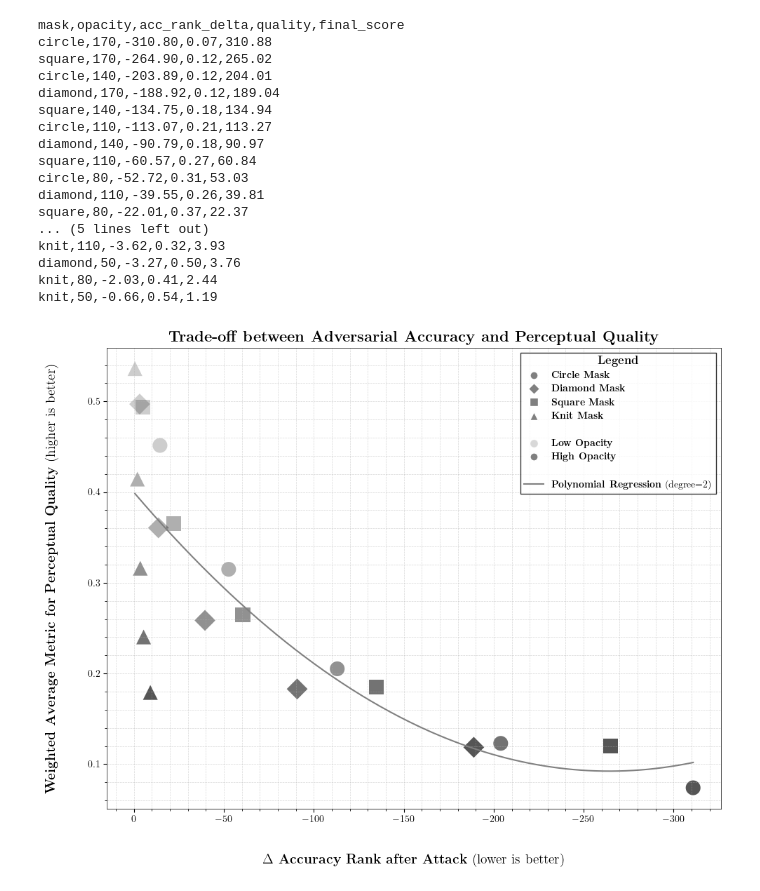
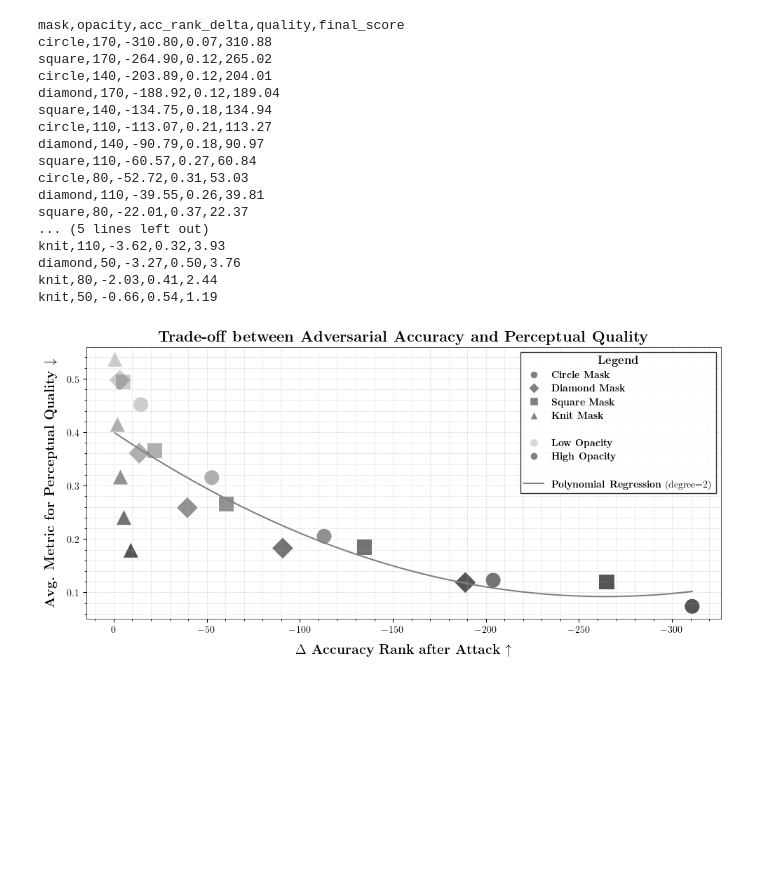
Before and after one commit to ETH-DISCO/advx-bench, a Jupyter notebook: analysis/3-eval_cls_generalizability.ipynb, the cells around one changed output. Drawn from its saved outputs; the diff is of its cells as text; code cells hidden in the pictures; blank space fills up the shorter version.

```diff
--- a/analysis/3-eval_cls_generalizability.ipynb
+++ b/analysis/3-eval_cls_generalizability.ipynb
@@ -72,7 +72,7 @@ plot
 """
 
 
-plt.figure(figsize=(10, 8))
+plt.figure(figsize=(10, 5))
 
 adv_acc = data["acc_rank_delta"]  # x-axis
 quality = data["quality"]  # y-axis
@@ -100,11 +100,11 @@ plt.plot(x_smooth, y_smooth, color="gray")
 
 
 plt.title(r"\textbf{Trade-off between Adversarial Accuracy and Perceptual Quality}")
-plt.xlabel(r"\textbf{$\Delta$ Accuracy Rank after Attack} (lower is better)")
-plt.ylabel(r"\textbf{Weighted Average Metric for Perceptual Quality} (higher is better)")
+plt.xlabel(r"\textbf{$\Delta$ Accuracy Rank after Attack} $\uparrow$")
+plt.ylabel(r"\textbf{Avg. Metric for Perceptual Quality} $\downarrow$")
 # increase padding between label and axis
-plt.gca().yaxis.labelpad = 30
-plt.gca().xaxis.labelpad = 30
+plt.gca().yaxis.labelpad = 10
+plt.gca().xaxis.labelpad = 10
 
 legend_elements = [
     plt.Line2D([0], [0], marker="o", color="w", label=r"\textbf{Circle Mask}", markerfacecolor="gray", markersize=8),
@@ -129,7 +129,7 @@ for spine in plt.gca().spines.values():
     spine.set_linewidth(0.5)
 
 plt.tight_layout()
-# plt.savefig("./eval_cls_generalizability.pdf", format="pdf", dpi=300, bbox_inches="tight")
+plt.savefig("./eval_cls_generalizability.pdf", format="pdf", dpi=300, bbox_inches="tight")
 plt.show()
 # %% [output]
 |  | mask | opacity | acc_rank_delta | quality | final_score |
@@ -139,31 +139,31 @@ plt.show()
 | 3 | diamond | 170 | -188.9204 | 0.118614 | 189.039014 |
 | 4 | square | 140 | -134.7548 | 0.184646 | 134.939446 |
 | 5 | circle | 110 | -113.0692 | 0.205144 | 113.274344 |
 | 6 | diamond | 140 | -90.7852 | 0.182894 | 90.968094 |
 | 7 | square | 110 | -60.5708 | 0.265004 | 60.835804 |
 | 8 | circle | 80 | -52.7168 | 0.314879 | 53.031679 |
 | 9 | diamond | 110 | -39.5536 | 0.258502 | 39.812102 |
 | ... | ... | ... | ... | ... | ... |
 | 15 | square | 50 | -5.0428 | 0.493961 | 5.536761 |
 | 16 | knit | 110 | -3.6160 | 0.315976 | 3.931976 |
 | 17 | diamond | 50 | -3.2664 | 0.497016 | 3.763416 |
 | 18 | knit | 80 | -2.0288 | 0.414305 | 2.443105 |
 | 19 | knit | 50 | -0.6588 | 0.536120 | 1.194920 |
 mask,opacity,acc_rank_delta,quality,final_score
 circle,170,-310.80,0.07,310.88
 square,170,-264.90,0.12,265.02
 circle,140,-203.89,0.12,204.01
 diamond,170,-188.92,0.12,189.04
 square,140,-134.75,0.18,134.94
 circle,110,-113.07,0.21,113.27
 diamond,140,-90.79,0.18,90.97
 square,110,-60.57,0.27,60.84
 circle,80,-52.72,0.31,53.03
 diamond,110,-39.55,0.26,39.81
 square,80,-22.01,0.37,22.37
 ... (5 lines left out)
 knit,110,-3.62,0.32,3.93
 diamond,50,-3.27,0.50,3.76
 knit,80,-2.03,0.41,2.44
 knit,50,-0.66,0.54,1.19
-[figure, old version]
+[figure, new version]
```
Also changed, not shown: 1 other file.
